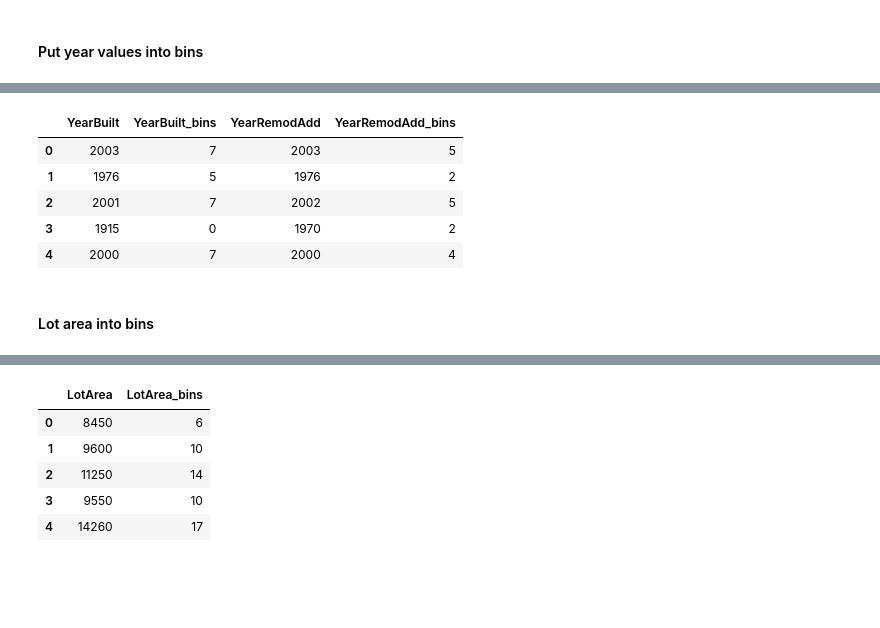
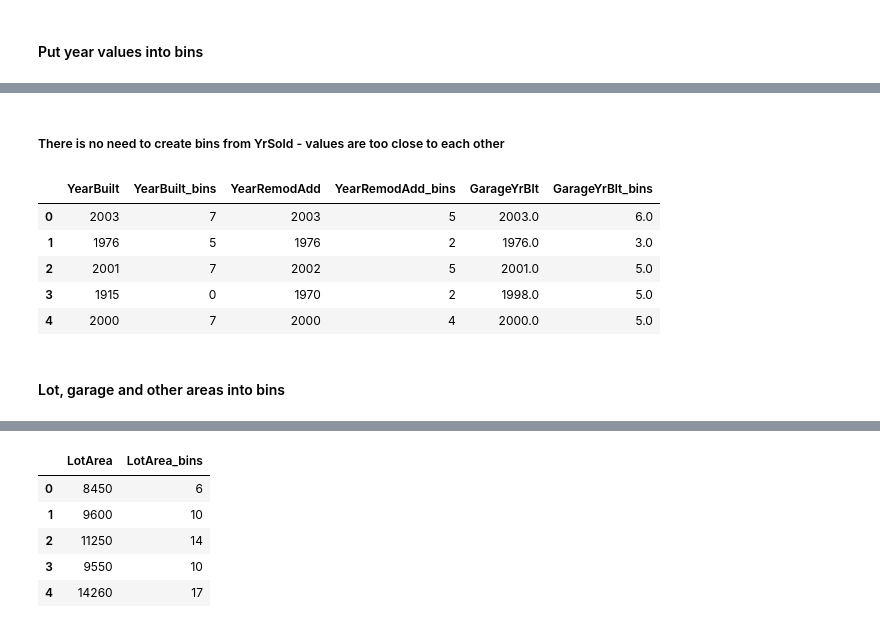
Before and after one commit to mikolajkania/kaggle-03-house-prices, a Jupyter notebook: notebooks/eda_train.ipynb, the cells around one changed output, grey strips where cells are left out. Cells and saved outputs as stored; diff of their text form; code cells hidden in the pictures; blank space fills up the shorter version.

Commit message:
Bins for other features

```diff
--- a/notebooks/eda_train.ipynb
+++ b/notebooks/eda_train.ipynb
@@ -71,16 +62,19 @@ dtype: int64
+# %% [markdown]
+##### There is no need to create bins from YrSold - values are too close to each other
 # %%
 # Arbitrary bin values based on above plot. Could be calculated within deeper analysis
 
 train_df['YearBuilt_bins'] = pd.qcut(train_df['YearBuilt'], q=10, labels=False, precision=0)
 train_df['YearRemodAdd_bins'] = pd.qcut(train_df['YearRemodAdd'], q=8, labels=False, precision=0)
+train_df['GarageYrBlt_bins'] = pd.qcut(train_df['GarageYrBlt'], q=8, labels=False, precision=0)
 
-train_df[['YearBuilt', 'YearBuilt_bins', 'YearRemodAdd', 'YearRemodAdd_bins']].head()
+train_df[['YearBuilt', 'YearBuilt_bins', 'YearRemodAdd', 'YearRemodAdd_bins', 'GarageYrBlt', 'GarageYrBlt_bins']].head()
 # %% [output]
-|  | YearBuilt | YearBuilt_bins | YearRemodAdd | YearRemodAdd_bins |
-| 0 | 2003 | 7 | 2003 | 5 |
-| 1 | 1976 | 5 | 1976 | 2 |
-| 2 | 2001 | 7 | 2002 | 5 |
-| 3 | 1915 | 0 | 1970 | 2 |
-| 4 | 2000 | 7 | 2000 | 4 |
+|  | YearBuilt | YearBuilt_bins | YearRemodAdd | YearRemodAdd_bins | GarageYrBlt | GarageYrBlt_bins |
+| 0 | 2003 | 7 | 2003 | 5 | 2003.0 | 6.0 |
+| 1 | 1976 | 5 | 1976 | 2 | 1976.0 | 3.0 |
+| 2 | 2001 | 7 | 2002 | 5 | 2001.0 | 5.0 |
+| 3 | 1915 | 0 | 1970 | 2 | 1998.0 | 5.0 |
+| 4 | 2000 | 7 | 2000 | 4 | 2000.0 | 5.0 |
 # %% [markdown]
-#### Lot area into bins
+#### Lot, garage and other areas into bins
```
Also changed, not shown: parts of 14 cells of this notebook.
